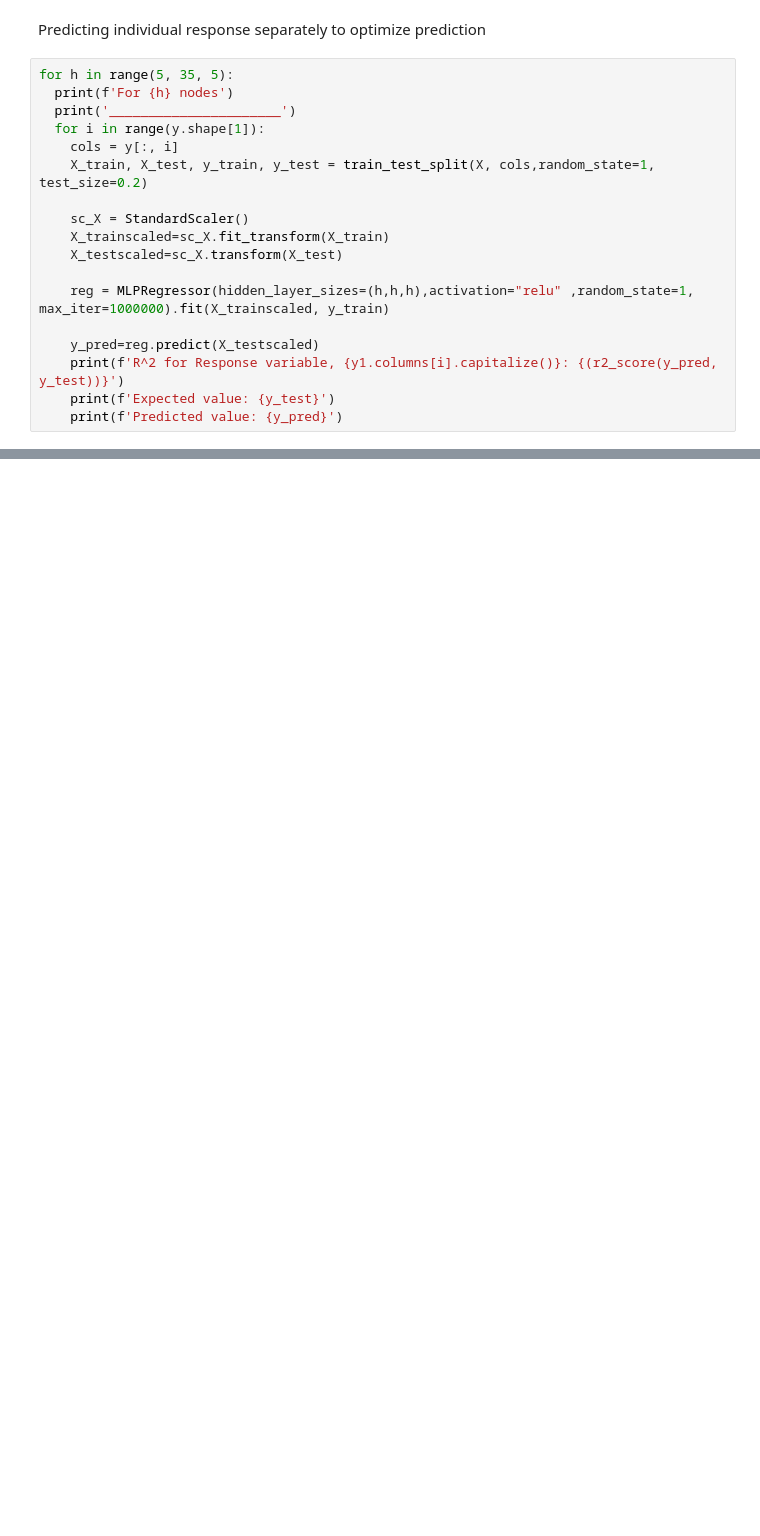
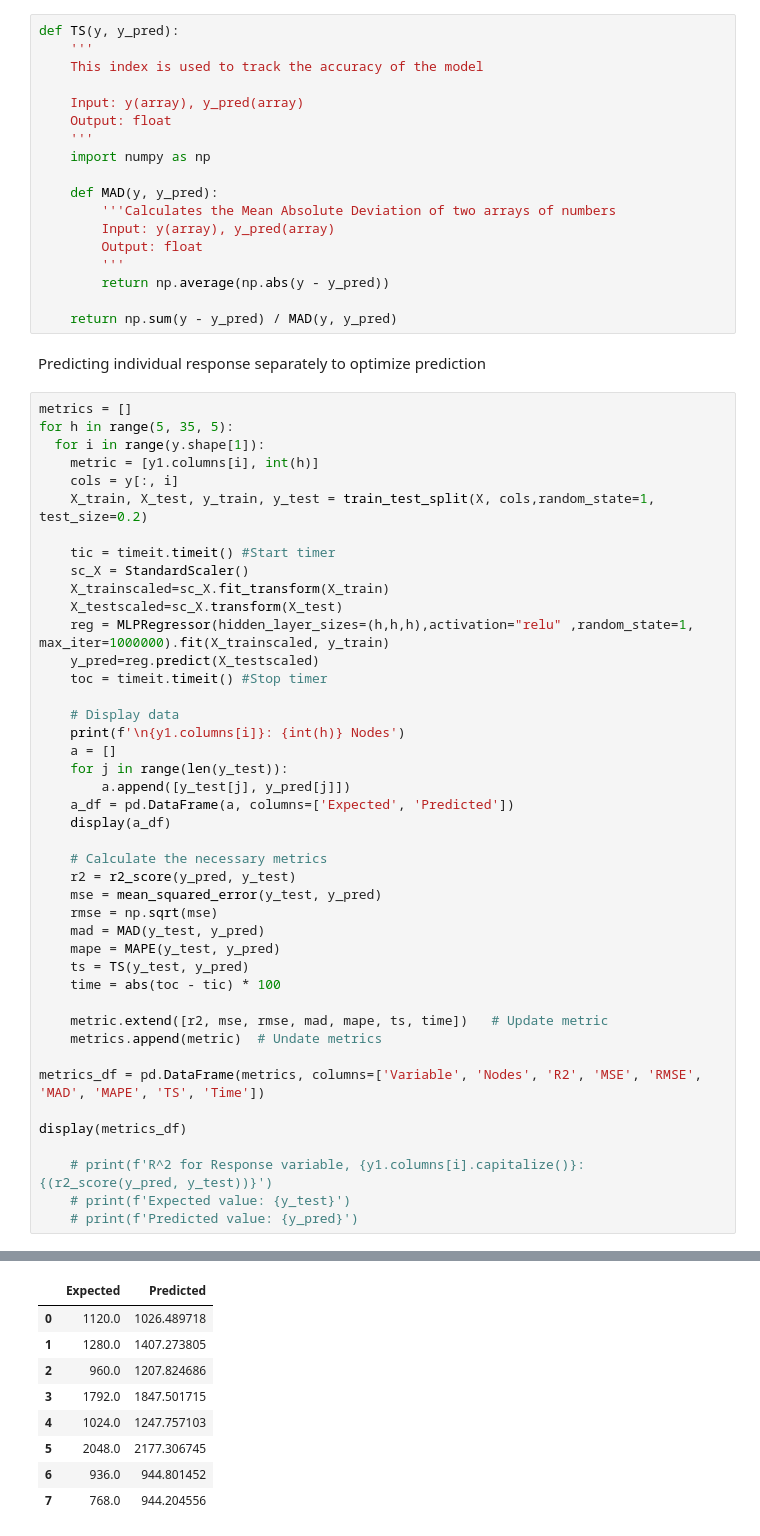
Before and after one commit to engrvitalis/Data-Analysis, a Jupyter notebook: ANN_Welding_Analysis4.ipynb, the cells around one changed output, grey strips where cells are left out. Saved outputs shown, nothing was run; the diff lists cells and outputs as text; blank space fills up the shorter version.

```diff
--- a/ANN_Welding_Analysis4.ipynb
+++ b/ANN_Welding_Analysis4.ipynb
@@ -63,21 +75,64 @@ y = y1.to_numpy()
+# %%
+def TS(y, y_pred):
+    '''
+    This index is used to track the accuracy of the model
+
+    Input: y(array), y_pred(array)
+    Output: float
+    '''
+    import numpy as np
+
+    def MAD(y, y_pred):
+        '''Calculates the Mean Absolute Deviation of two arrays of numbers
+        Input: y(array), y_pred(array)
+        Output: float
+        '''
+        return np.average(np.abs(y - y_pred))
+
+    return np.sum(y - y_pred) / MAD(y, y_pred)
 # %% [markdown]
 Predicting individual response separately to optimize prediction
 # %%
+metrics = []
 for h in range(5, 35, 5):
-  print(f'For {h} nodes')
-  print('______________________')
   for i in range(y.shape[1]):
+    metric = [y1.columns[i], int(h)]
     cols = y[:, i]
     X_train, X_test, y_train, y_test = train_test_split(X, cols,random_state=1, test_size=0.2)
 
+    tic = timeit.timeit() #Start timer
     sc_X = StandardScaler()
     X_trainscaled=sc_X.fit_transform(X_train)
     X_testscaled=sc_X.transform(X_test)
+    reg = MLPRegressor(hidden_layer_sizes=(h,h,h),activation="relu" ,random_state=1, max_iter=1000000).fit(X_trainscaled, y_train)
+    y_pred=reg.predict(X_testscaled)
+    toc = timeit.timeit() #Stop timer
 
-    reg = MLPRegressor(hidden_layer_sizes=(h,h,h),activation="relu" ,random_state=1, max_iter=1000000).fit(X_trainscaled, y_train)
+    # Display data
+    print(f'\n{y1.columns[i]}: {int(h)} Nodes')
+    a = []
+    for j in range(len(y_test)):
+        a.append([y_test[j], y_pred[j]])
+    a_df = pd.DataFrame(a, columns=['Expected', 'Predicted'])
+    display(a_df)
 
-    y_pred=reg.predict(X_testscaled)
-    print(f'R^2 for Response variable, {y1.columns[i].capitalize()}: {(r2_score(y_pred, y_test))}')
-    print(f'Expected value: {y_test}')
-    print(f'Predicted value: {y_pred}')
+    # Calculate the necessary metrics
+    r2 = r2_score(y_pred, y_test)
+    mse = mean_squared_error(y_test, y_pred)
+    rmse = np.sqrt(mse)
+    mad = MAD(y_test, y_pred)
+    mape = MAPE(y_test, y_pred)
+    ts = TS(y_test, y_pred)
+    time = abs(toc - tic) * 100
+
+    metric.extend([r2, mse, rmse, mad, mape, ts, time])   # Update metric
+    metrics.append(metric)  # Undate metrics
+
+metrics_df = pd.DataFrame(metrics, columns=['Variable', 'Nodes', 'R2', 'MSE', 'RMSE', 'MAD', 'MAPE', 'TS', 'Time'])
+
+display(metrics_df)
+
+    # print(f'R^2 for Response variable, {y1.columns[i].capitalize()}: {(r2_score(y_pred, y_test))}')
+    # print(f'Expected value: {y_test}')
+    # print(f'Predicted value: {y_pred}')
 # %% [output]
@@ -100,0 +140,9 @@ Predicted value: [117.26359614 167.4292457  116.296369    98.7927565  115.486228
+|  | Expected | Predicted |
+| 0 | 1120.0 | 1026.489718 |
+| 1 | 1280.0 | 1407.273805 |
+| 2 | 960.0 | 1207.824686 |
+| 3 | 1792.0 | 1847.501715 |
+| 4 | 1024.0 | 1247.757103 |
+| 5 | 2048.0 | 2177.306745 |
+| 6 | 936.0 | 944.801452 |
+| 7 | 768.0 | 944.204556 |
```
Also changed, not shown: parts of 7 cells of this notebook, 1 other file.
